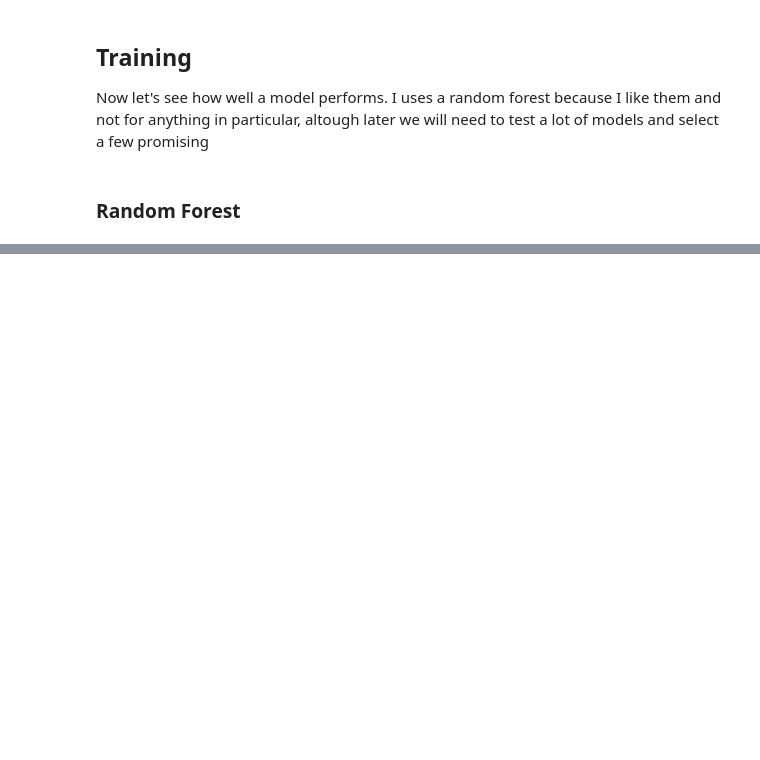
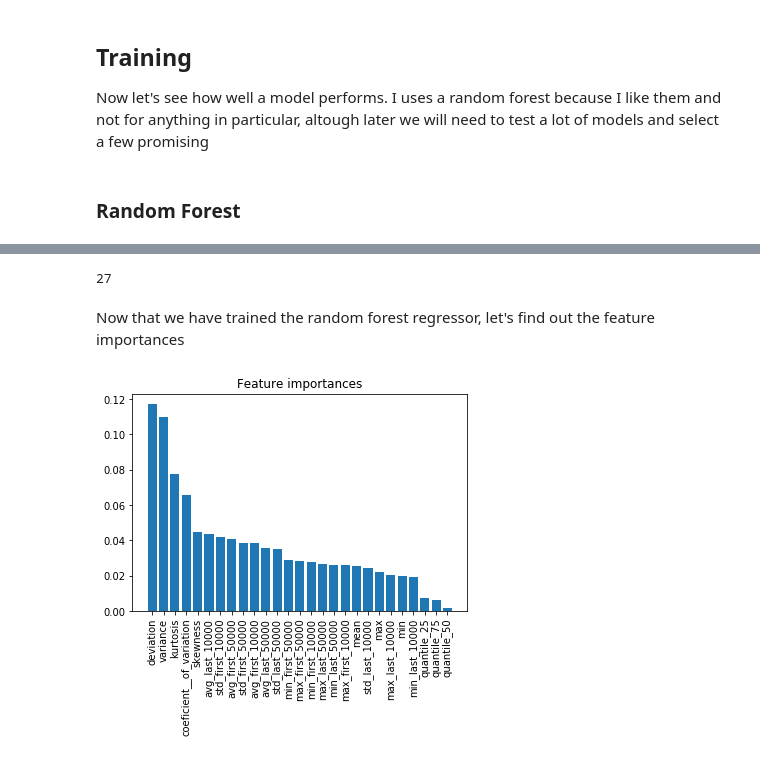
Before and after one commit to polmonroig/earthquake_prediction, a Jupyter notebook: main_kernel.ipynb, the cells around one changed output, grey strips where cells are left out. Drawn from its saved outputs; the diff is of its cells as text; code cells hidden in the pictures; blank space fills up the shorter version.

```diff
--- a/main_kernel.ipynb
+++ b/main_kernel.ipynb
@@ -222,7 +264,8 @@ Now let's see how well a model performs. I uses a random forest because I like t
 from sklearn.ensemble import RandomForestRegressor
 
 classifier = RandomForestRegressor(n_estimators=1000, criterion="mae",
-                                    random_state=42, verbose=1)
+                                    random_state=42, verbose=1,
+                                   n_jobs=-1)
 # %%
 classifier.fit(X_train, y_train.reshape(-1))
 # %% [output]
@@ -236,3 +283,31 @@ RandomForestRegressor(bootstrap=True, criterion='mae', max_depth=None,
            oob_score=False, random_state=42, verbose=1, warm_start=False)
+# %%
+len(feature_names)
+# %% [output]
+27
+# %% [markdown]
+Now that we have trained the random forest regressor, let's find out the feature importances
+# %%
+# calculate feature importances
+importances = classifier.feature_importances_
+
+# sort feature importances in descending order
+indices = np.argsort(importances)[::-1]
+
+# rearrange feature names so that they match the sorted feature importances
+names = [feature_names[i] for i in indices]
+
+# create plot
+plt.figure()
+plt.title("Feature importances")
+
+# add bars
+plt.bar(range(X_train.shape[1]), importances[indices])
+plt.xticks(range(X_train.shape[1]), names, rotation=90)
+
+# show plot
+plt.show()
+# %% [output]
+[figure, added]
 # %%
 predictions = classifier.predict(X_test)
```
Also changed, not shown: parts of 14 cells of this notebook.
